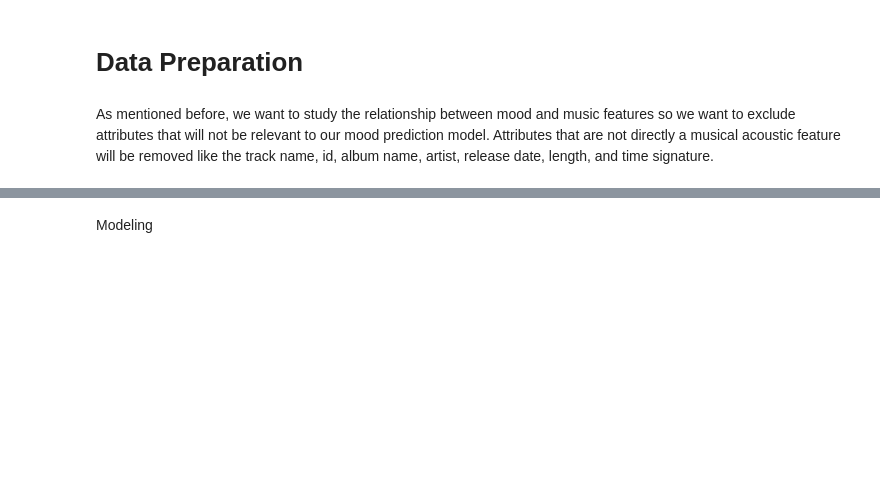
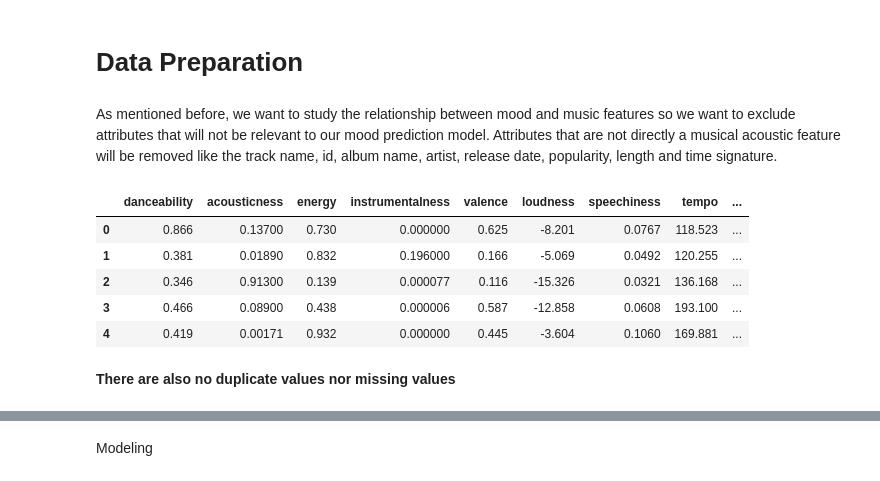
Before and after one commit to HalaShawky/Music-Mood-Prediction, a Jupyter notebook: Music-Mood-Code.ipynb, the cells around one changed output, grey strips where cells are left out. Cells and saved outputs as stored; diff of their text form; code cells hidden in the pictures; blank space fills up the shorter version.

```diff
--- a/Music-Mood-Code.ipynb
+++ b/Music-Mood-Code.ipynb
@@ -54,5 +54,5 @@ This dataset uses the Spotify API for developers that makes use of their huge da
 # %%
-url = 'https://raw.githubusercontent.com/HalaShawky/Music-Analysis/main/data_moods.csv?token=GHSAT0AAAAAACKVGEP4MSORJHTUTUVBYS74ZLV5WJA'
+url = 'https://raw.githubusercontent.com/HalaShawky/Music-Analysis/main/data_moods.csv?token=GHSAT0AAAAAACKVGEP4F65WOI3G5QSUXWWUZLV7HSQ'
 df = pd.read_csv(url)
 df
 # %% [output]
@@ -163,4 +183,16 @@ Sad        115.599746  5.578680        3.832487
 # Data Preparation
 # %% [markdown]
 As mentioned before, we want to study the relationship between mood and music features so we want to exclude attributes that will not be relevant to our mood prediction model.
-Attributes that are not directly a musical acoustic feature will be removed like the track name, id, album name, artist, release date, length, and time signature.
+Attributes that are not directly a musical acoustic feature will be removed like the track name, id, album name, artist, release date, popularity, length and time signature.
+# %%
+df.drop(['name', 'album','artist','id','release_date','popularity','length','liveness','time_signature'], axis=1, inplace = True)
+df.head()
+# %% [output]
+|  | danceability | acousticness | energy | instrumentalness | valence | loudness | speechiness | tempo | ... |
+| 0 | 0.866 | 0.13700 | 0.730 | 0.000000 | 0.625 | -8.201 | 0.0767 | 118.523 | ... |
+| 1 | 0.381 | 0.01890 | 0.832 | 0.196000 | 0.166 | -5.069 | 0.0492 | 120.255 | ... |
+| 2 | 0.346 | 0.91300 | 0.139 | 0.000077 | 0.116 | -15.326 | 0.0321 | 136.168 | ... |
+| 3 | 0.466 | 0.08900 | 0.438 | 0.000006 | 0.587 | -12.858 | 0.0608 | 193.100 | ... |
+| 4 | 0.419 | 0.00171 | 0.932 | 0.000000 | 0.445 | -3.604 | 0.1060 | 169.881 | ... |
+# %% [markdown]
+**There are also no duplicate values nor missing values**
```
Also changed, not shown: parts of 6 cells of this notebook.
